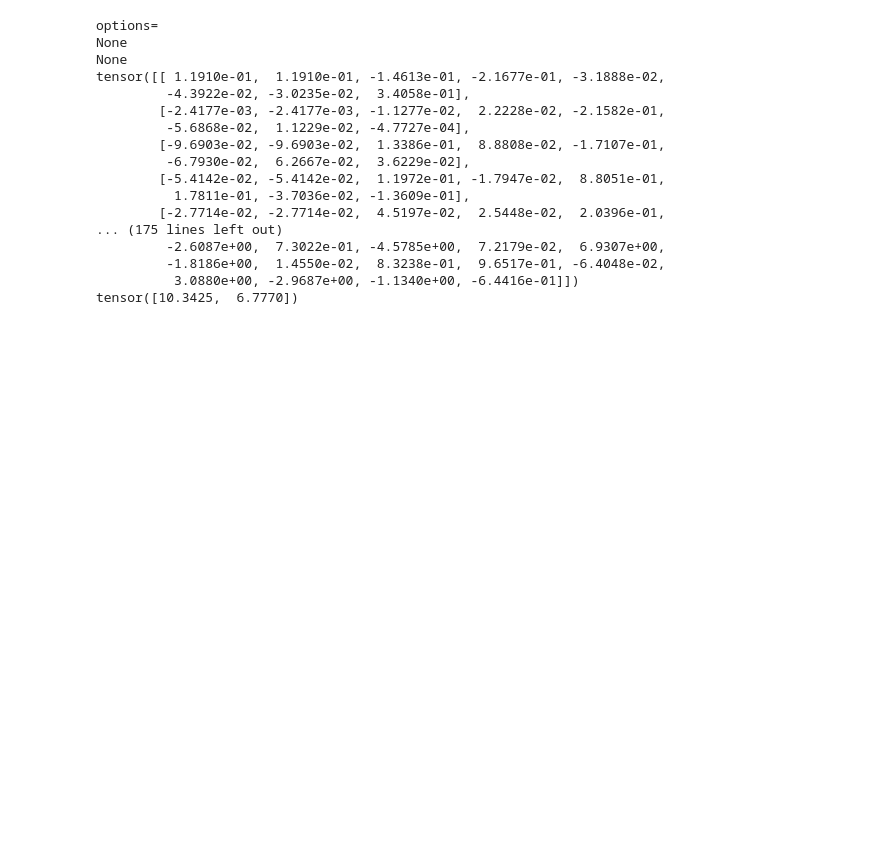
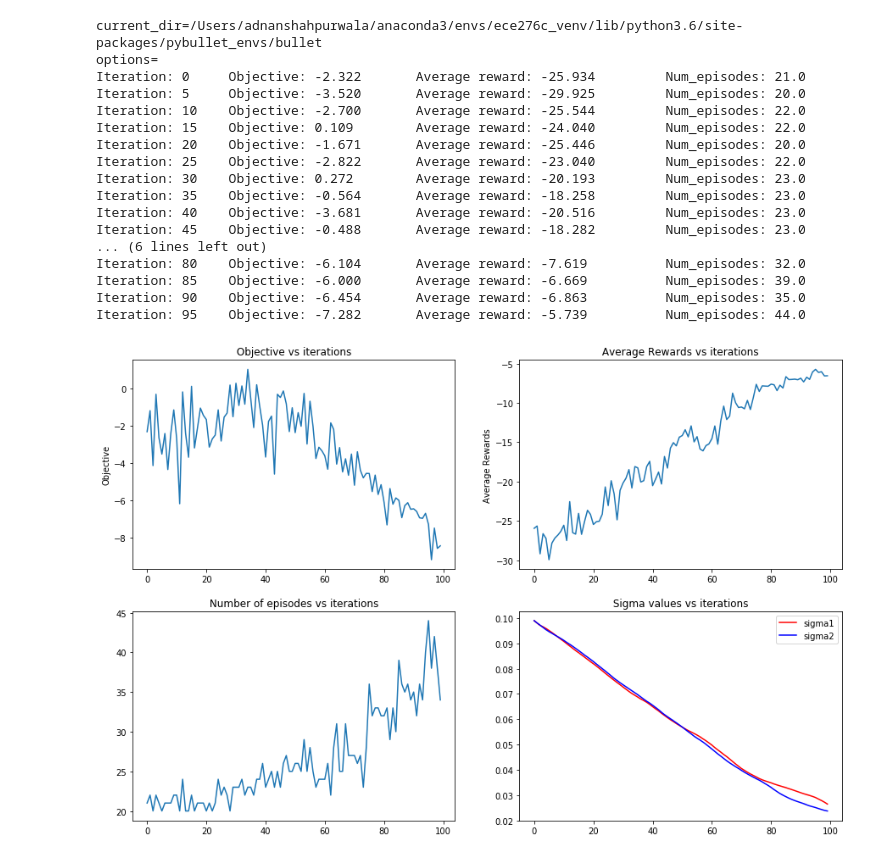
Before and after one commit to adqz/reinforcement_learning, a Jupyter notebook: hw3/q2.ipynb, the cells around one changed output. Saved outputs shown, nothing was run; the diff lists cells and outputs as text; code cells hidden in the pictures; blank space fills up the shorter version.

```diff
--- a/hw3/q2.ipynb
+++ b/hw3/q2.ipynb
@@ -17,33 +17,29 @@ class Policy(nn.Module):
     def __init__(self, num_classes, lr):
         super(Policy, self).__init__()
 
-        self.sigma0 = torch.nn.Parameter(torch.FloatTensor([0.1]))
-        self.sigma1 = torch.nn.Parameter(torch.FloatTensor([0.1]))
+        self.sigma = nn.parameter.Parameter(torch.tensor([[0.1, 0.], [0., 0.1]]))
 
         self.fc1 = nn.Linear(8, 64)
         self.hidden = nn.Linear(64, 64)
         self.fc2 = nn.Linear(64, num_classes)
         self.tanh = nn.Tanh()
 
-#         print(list(self.parameters()))
-
         self.optimizer = optim.Adam(self.parameters(), lr=lr)
 
     def forward(self, x):
 
-        x = self.fc1(x)
+        x = self.fc1(x) #input
         x = self.tanh(x)
-        x = self.hidden(x)
+        x = self.hidden(x) #layer 1
         x = self.tanh(x)
-        x = self.hidden(x)
+        x = self.hidden(x) #layer 2
         x = self.tanh(x)
-        x = self.fc2(x)
+        x = self.fc2(x) #layer 3
         x = self.tanh(x)
 
-        s0 = torch.relu(self.sigma0)+0.001
-        s1 = torch.relu(self.sigma1)+0.001
+        sigma = torch.relu(self.sigma) + torch.tensor([[0.001, 0.], [0., 0.001]])
 
-        return x, s0, s1
+        return x, sigma
 
 def makePolicyNN(num_actions=2, lr=0.01):
     ''' Initialize the policy class '''
@@ -164,52 +170,52 @@ class PolicyGradient:
 
         return policy_network, arr_objective, avg_returns, num_episodes, sigma
 # %%
-torch.manual_seed(6)
+torch.manual_seed(420)
 render_env = True
 plot = True
 
 policy_network = makePolicyNN(num_actions=2, lr=1e-3)
 # list(policy_network.parameters())
-pg = PolicyGradient(gamma=0.9, N = 60, max_steps=6000)
-policy_network, arr_objective, avg_returns, num_episodes, sigma = pg.doReinforcePart1(policy_network, verbose=True)
+pg = PolicyGradient(gamma=0.9, N = 100, max_steps=3000)
+policy_network, arr_objective, avg_returns, num_episodes, sigma = pg.doReinforcePart3(policy_network, verbose=True)
 # %% [output]
+current_dir=/Users/adnanshahpurwala/anaconda3/envs/ece276c_venv/lib/python3.6/site-packages/pybullet_envs/bullet
 options=
-None
-None
-tensor([[ 1.1910e-01,  1.1910e-01, -1.4613e-01, -2.1677e-01, -3.1888e-02,
-         -4.3922e-02, -3.0235e-02,  3.4058e-01],
-        [-2.4177e-03, -2.4177e-03, -1.1277e-02,  2.2228e-02, -2.1582e-01,
-         -5.6868e-02,  1.1229e-02, -4.7727e-04],
-        [-9.6903e-02, -9.6903e-02,  1.3386e-01,  8.8808e-02, -1.7107e-01,
-         -6.7930e-02,  6.2667e-02,  3.6229e-02],
-        [-5.4142e-02, -5.4142e-02,  1.1972e-01, -1.7947e-02,  8.8051e-01,
-          1.7811e-01, -3.7036e-02, -1.3609e-01],
-        [-2.7714e-02, -2.7714e-02,  4.5197e-02,  2.5448e-02,  2.0396e-01,
-... (175 lines left out)
-         -2.6087e+00,  7.3022e-01, -4.5785e+00,  7.2179e-02,  6.9307e+00,
-         -1.8186e+00,  1.4550e-02,  8.3238e-01,  9.6517e-01, -6.4048e-02,
-          3.0880e+00, -2.9687e+00, -1.1340e+00, -6.4416e-01]])
-tensor([10.3425,  6.7770])
+Iteration: 0     Objective: -2.322       Average reward: -25.934         Num_episodes: 21.0
+Iteration: 5     Objective: -3.520       Average reward: -29.925         Num_episodes: 20.0
+Iteration: 10    Objective: -2.700       Average reward: -25.544         Num_episodes: 22.0
+Iteration: 15    Objective: 0.109        Average reward: -24.040         Num_episodes: 22.0
+Iteration: 20    Objective: -1.671       Average reward: -25.446         Num_episodes: 20.0
+Iteration: 25    Objective: -2.822       Average reward: -23.040         Num_episodes: 22.0
+Iteration: 30    Objective: 0.272        Average reward: -20.193         Num_episodes: 23.0
+Iteration: 35    Objective: -0.564       Average reward: -18.258         Num_episodes: 23.0
+Iteration: 40    Objective: -3.681       Average reward: -20.516         Num_episodes: 23.0
+Iteration: 45    Objective: -0.488       Average reward: -18.282         Num_episodes: 23.0
+... (6 lines left out)
+Iteration: 80    Objective: -6.104       Average reward: -7.619          Num_episodes: 32.0
+Iteration: 85    Objective: -6.000       Average reward: -6.669          Num_episodes: 39.0
+Iteration: 90    Objective: -6.454       Average reward: -6.863          Num_episodes: 35.0
+Iteration: 95    Objective: -7.282       Average reward: -5.739          Num_episodes: 44.0
 # %%
 if plot:
-    fig, axs = plt.subplots(2, 2, figsize=(10,10))
+    fig, axs = plt.subplots(2, 2, figsize=(15,10))
     axs = axs.flatten()
     axs[0].plot(arr_objective)
-    axs[0].set_xlabel('Iteration')
     axs[0].set_ylabel('Objective')
     axs[0].set_title(' Objective vs iterations ')
     axs[1].plot(avg_returns)
-    axs[1].set_xlabel('Iteration')
     axs[1].set_ylabel('Average Rewards')
     axs[1].set_title(' Average Rewards vs iterations ')
     axs[2].plot(num_episodes)
     axs[2].set_title(' Number of episodes vs iterations ')
     axs[3].plot(sigma[:,0], '-r')
     axs[3].plot(sigma[:,1], '-b')
     axs[3].set_title(' Sigma values vs iterations ')
     axs[3].legend(['sigma1', 'sigma2'])
 
     plt.show()
+# %% [output]
+[figure, added]
 # %%
 if render_env:
     env = gym.make("modified_gym_env:ReacherPyBulletEnv-v1", rand_init=False)
```
Also changed, not shown: parts of 7 cells of this notebook, 2 other files.
